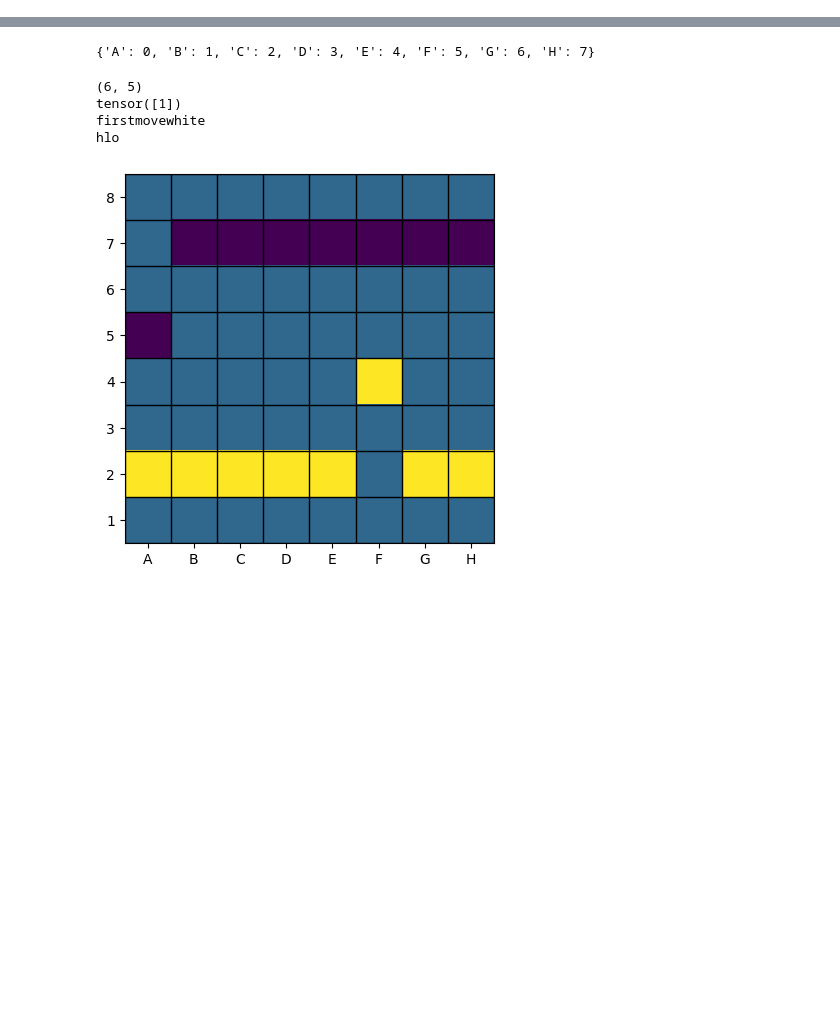
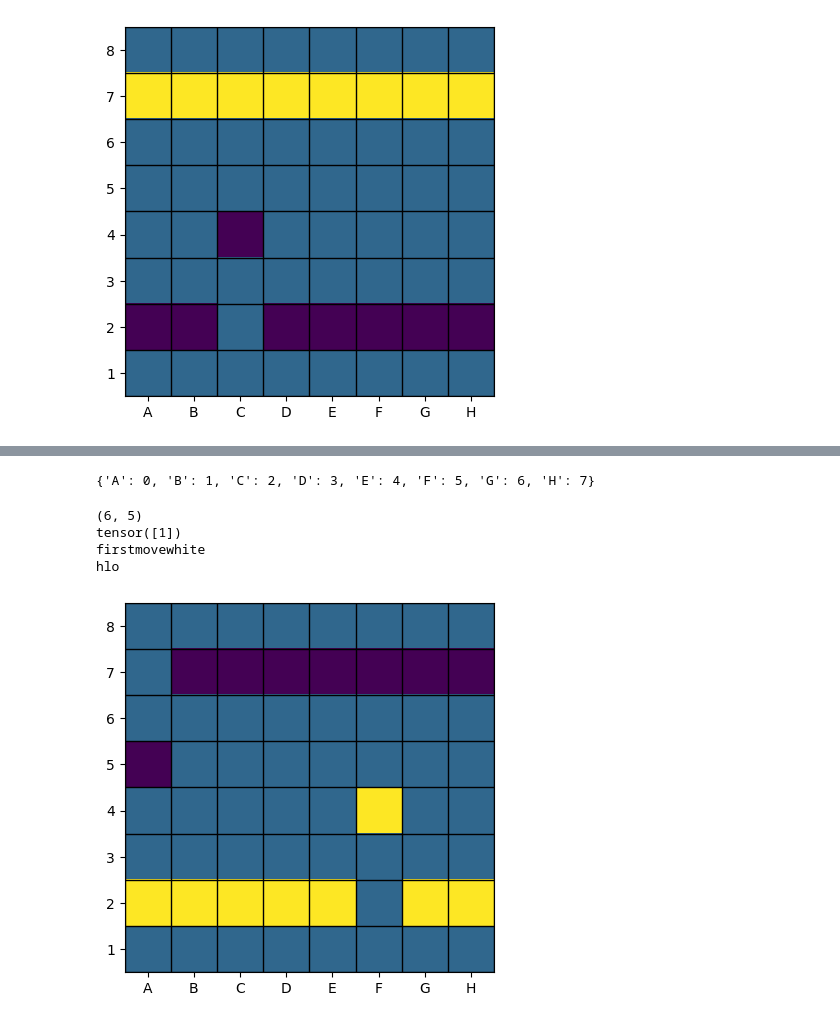
Before and after one commit to loop-hack/Chess_AI, a Jupyter notebook: Test.ipynb, the cells around one changed output, grey strips where cells are left out. Saved outputs shown, nothing was run; the diff lists cells and outputs as text; code cells hidden in the pictures; blank space fills up the shorter version.

```diff
--- a/Test.ipynb
+++ b/Test.ipynb
@@ -12,8 +12,8 @@ Board = torch.ones((8, 8))
 # print(Board)
 color_black = 3
 color_white = 0
-Board[6:7] = color_black
-Board[1:2] = color_white
+Board[6:7] = color_white
+Board[1:2] = color_black
 
 white_pawn = {"p1":(6,0),"p2":(6,1),"p3":(6,2),"p4":(6,3),"p5":(6,4),"p6":(6,5),"p7":(6,6),"p8":(6,7)}
 black_pawn = {"p1":(1,0),"p2":(1,1),"p3":(1,2),"p4":(1,3),"p5":(1,4),"p6":(1,5),"p7":(1,6),"p8":(1,7)}
@@ -344,0 +331,75 @@ UnboundLocalError: local variable 't_white' referenced before assignment
+# %%
+# Writing code for intiation of moves
+
+
+
+l_white = get_white_pawn()
+
+t_white = first_move_white(l_white)
+
+key_white = get_keys_from_value(white_pawn, l_white)[0]
+white_pawn[key_white] = t_white
+
+
+
+Board_display()
+
+
+for i in range(1,64):
+
+    if i % 2 == 1:
+
+        l_black = get_black_pawn()
+
+        left_exist, right_exist = kill_check(l_black,color_white,1)
+        kill_possible = left_exist or right_exist
+        front_exist = front_check(l_black,1)
+
+        while (kill_possible and front_exist):
+            print("in while loop of black")
+            l_black = get_black_pawn()
+
+
+        if l_black[0] == 1:
+            t_black = first_move_black(l_black)
+        else:
+            t_black = next_move_black(l_black)
+
+        key_black = get_keys_from_value(black_pawn, l_black)[0]
+        black_pawn[key_black] = t_black
+
+        Board_display()
+
+        print("l_black is at ",l_black)
+        print("t_black is at ",t_black)
+        print(black_pawn)
+
+
+    elif i % 2 == 0:
+
+        l_white = get_white_pawn()
+
+        left_exist, right_exist = kill_check(l_white,color_black,-1)
+        print(left_exist)
+        kill_possible = left_exist or right_exist
+        front_exist = front_check(l_white,-1)
+
+        while (kill_possible and front_exist):
+            print("in while loop of white")
+            l_white = get_white_pawn()
+
+        if l_white[0] == 6:
+            t_white = first_move_white(l_white)
+        else:
+            t_white = next_move_white(l_white)
+
+        key_white = get_keys_from_value(white_pawn, l_white)[0]
+        white_pawn[key_white] = t_white
+
+        Board_display()
+
+        print("l_white is at ",l_white)
+        print("t_white is at ",t_white)
+
+        print(white_pawn)
+# %% [output]
@@ -344,0 +409 @@ UnboundLocalError: local variable 't_white' referenced before assignment
+[figure, added]
```
Also changed, not shown: parts of 2 cells of this notebook.
